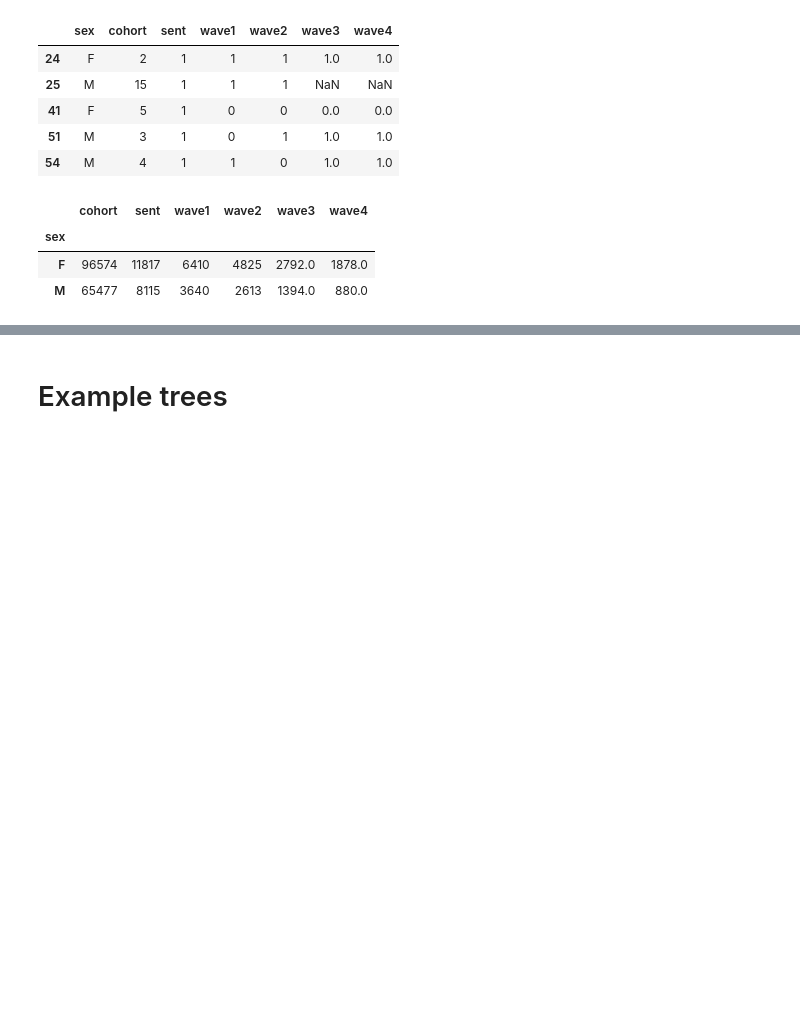
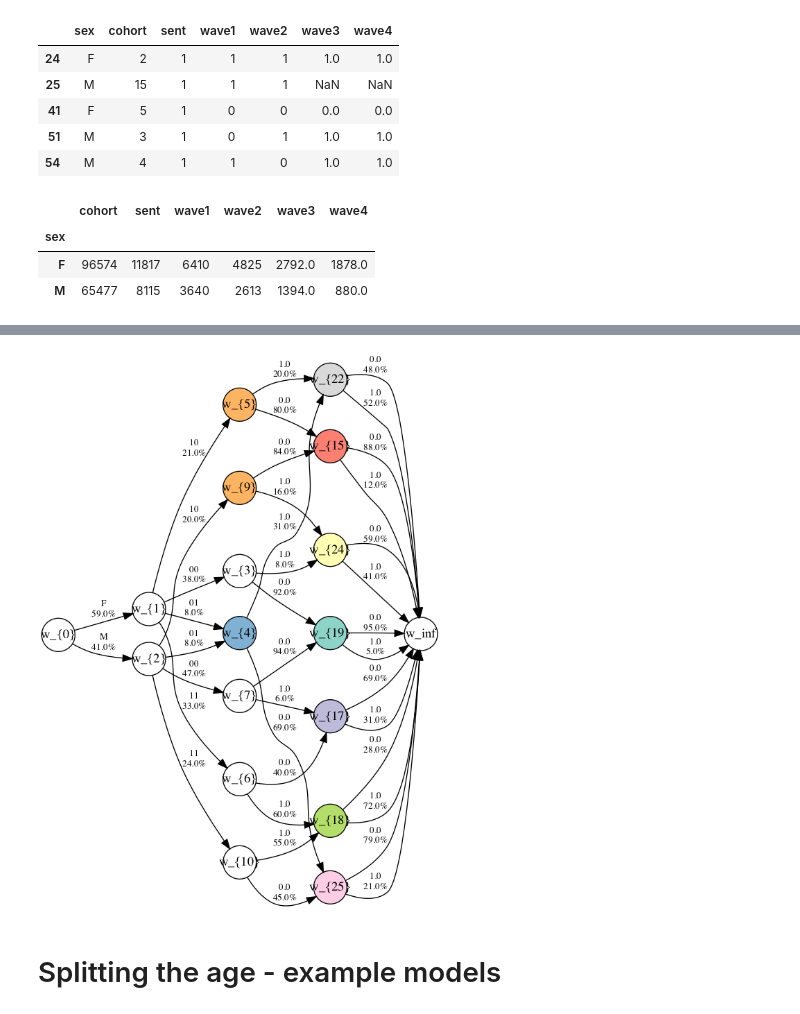
Before and after one commit to kasia-kobalczyk/chain-event-graphs, a Jupyter notebook: python/report_models.ipynb, the cells around one changed output, grey strips where cells are left out. Drawn from its saved outputs; the diff is of its cells as text; code cells hidden in the pictures; blank space fills up the shorter version.

```diff
--- a/python/report_models.ipynb
+++ b/python/report_models.ipynb
@@ -208,6 +213,21 @@ mod_compact_responses = tree.ceg({'dataframe' : df[order]})
 new_nodes = ["w_{" + str(n) + "}" for n in list(range(0, len(mod_compact_responses.nodes)))]
 mod_compact_responses.rename_nodes(new_nodes)
 mod_compact_responses.AHC_transitions(alpha = 2)
-mod_responses_compact_ceg = mod_responses.ceg_figure_optimal("plot_ceg", return_raw=True)
-export_to_tex(mod_responses_compact_ceg, "responses_compact_ceg")
-#Image(mod_responses_ceg.create_png())
+ceg_compact_responses = mod_compact_responses.ceg_figure_optimal(
+    "ceg",
+    display_probs=True,
+    display_pct=True,
+    return_raw=True,
+    params = {
+      'ranksep': 0.5, 'fontsize': 15,
+      'shape': "circle", 'width': 0.5,
+      'style': "filled", 'digit': 0},
+)
+converter = t2t.converter({
+  'figure': ceg_compact_responses,
+  'labelled_nodes' : {0: "Sex", 2: "DEQ1\&2", 10: "DEQ3", 19: "DEQ4"},
+  'filename': "ceg-compact-responses"
+})
+converter.export_processed()
+Image(ceg_compact_responses.create_png())
+# %% [output]
@@ -214,5 +251,6 @@ export_to_tex(mod_responses_compact_ceg, "responses_compact_ceg")
+[figure, added]
-# %% [markdown]
-# Example trees
+# %% [markdown]
+# Splitting the age - example models
 # %%
 df = pd.read_csv("../data/processed/base_mod.csv", index_col = 0)
 df["int_age"] = df["age"].astype(int)
```
Also changed, not shown: parts of 16 cells of this notebook, 1 other file.
